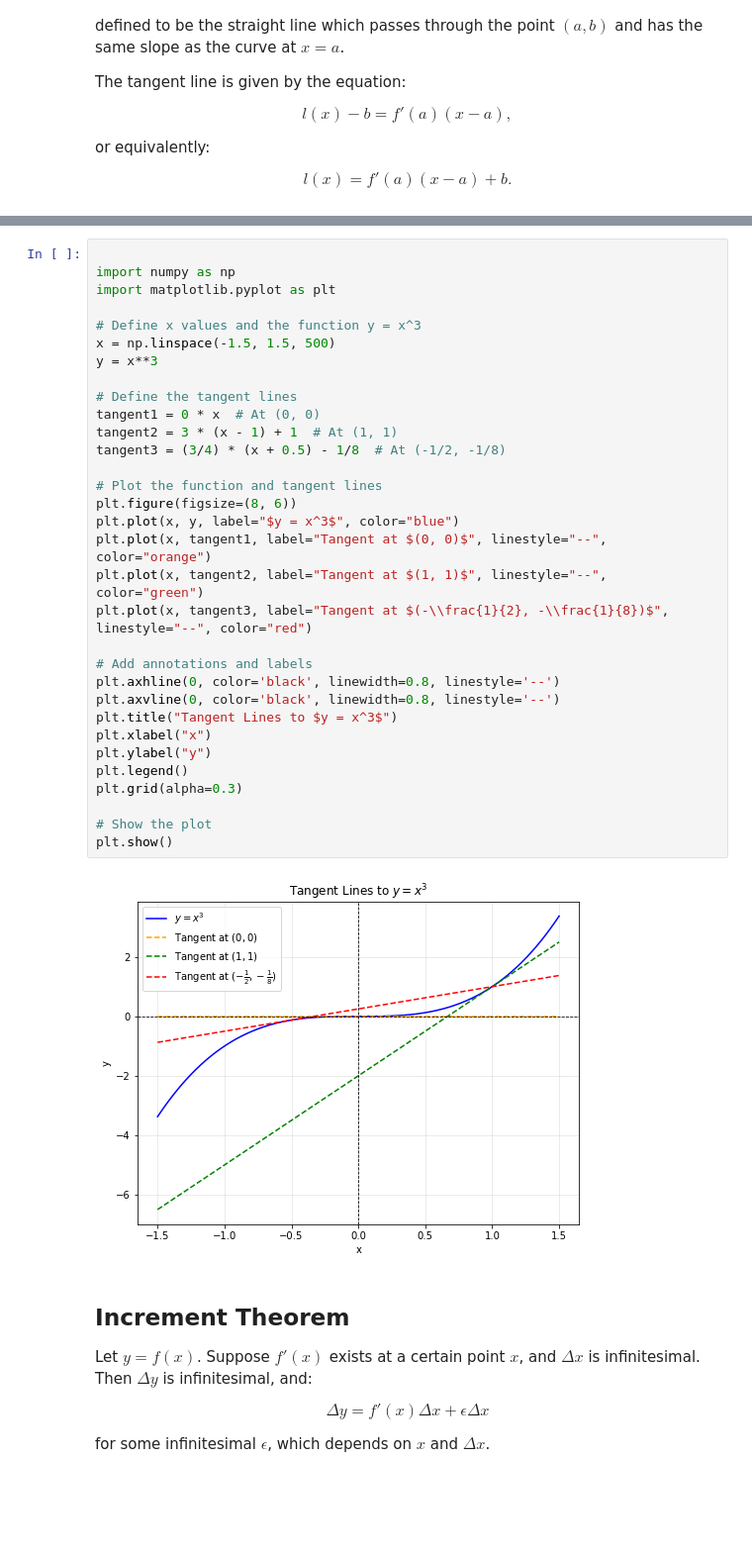
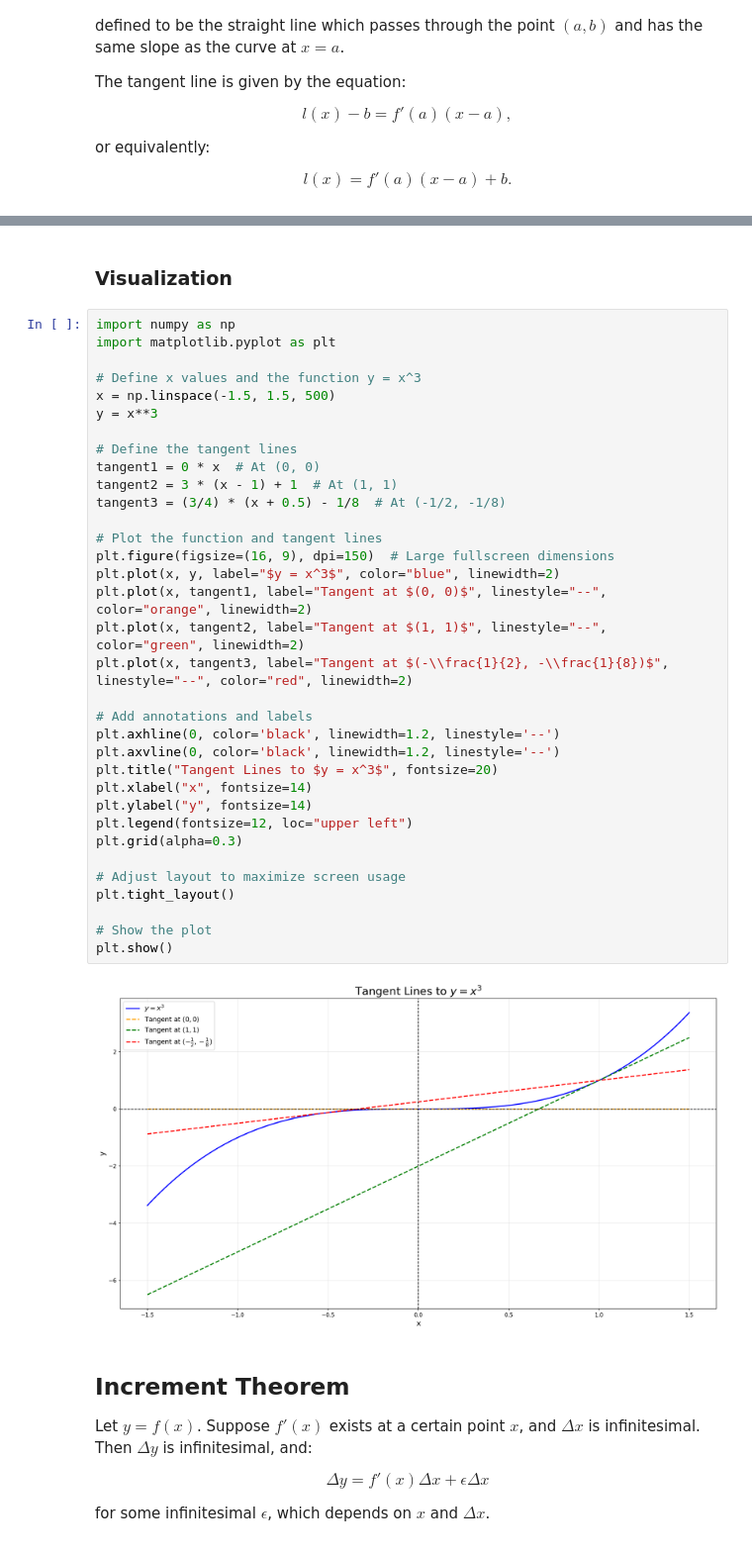
Before and after one commit to gerhardJaeger/mathML_24_25, a Jupyter notebook: session16/Notebook16.ipynb, the cells around one changed output, grey strips where cells are left out. Shown at 99% size. Saved outputs shown, nothing was run; the diff lists cells and outputs as text; blank space fills up the shorter version.

```diff
--- a/session16/Notebook16.ipynb
+++ b/session16/Notebook16.ipynb
@@ -438,37 +439,43 @@ $$
+# %% [markdown]
+
+
+### Visualization
 # %%
-
 import numpy as np
 import matplotlib.pyplot as plt
 
 # Define x values and the function y = x^3
 x = np.linspace(-1.5, 1.5, 500)
 y = x**3
 
 # Define the tangent lines
 tangent1 = 0 * x  # At (0, 0)
 tangent2 = 3 * (x - 1) + 1  # At (1, 1)
 tangent3 = (3/4) * (x + 0.5) - 1/8  # At (-1/2, -1/8)
 
 # Plot the function and tangent lines
-plt.figure(figsize=(8, 6))
-plt.plot(x, y, label="$y = x^3$", color="blue")
-plt.plot(x, tangent1, label="Tangent at $(0, 0)$", linestyle="--", color="orange")
-plt.plot(x, tangent2, label="Tangent at $(1, 1)$", linestyle="--", color="green")
-plt.plot(x, tangent3, label="Tangent at $(-\\frac{1}{2}, -\\frac{1}{8})$", linestyle="--", color="red")
+plt.figure(figsize=(16, 9), dpi=150)  # Large fullscreen dimensions
+plt.plot(x, y, label="$y = x^3$", color="blue", linewidth=2)
+plt.plot(x, tangent1, label="Tangent at $(0, 0)$", linestyle="--", color="orange", linewidth=2)
+plt.plot(x, tangent2, label="Tangent at $(1, 1)$", linestyle="--", color="green", linewidth=2)
+plt.plot(x, tangent3, label="Tangent at $(-\\frac{1}{2}, -\\frac{1}{8})$", linestyle="--", color="red", linewidth=2)
 
 # Add annotations and labels
-plt.axhline(0, color='black', linewidth=0.8, linestyle='--')
-plt.axvline(0, color='black', linewidth=0.8, linestyle='--')
-plt.title("Tangent Lines to $y = x^3$")
-plt.xlabel("x")
-plt.ylabel("y")
-plt.legend()
+plt.axhline(0, color='black', linewidth=1.2, linestyle='--')
+plt.axvline(0, color='black', linewidth=1.2, linestyle='--')
+plt.title("Tangent Lines to $y = x^3$", fontsize=20)
+plt.xlabel("x", fontsize=14)
+plt.ylabel("y", fontsize=14)
+plt.legend(fontsize=12, loc="upper left")
 plt.grid(alpha=0.3)
+
+# Adjust layout to maximize screen usage
+plt.tight_layout()
 
 # Show the plot
 plt.show()
 # %% [output]
-[figure, old version]
+[figure, new version]
 # %% [markdown]
 ## Increment Theorem
 
```
Also changed, not shown: parts of 6 cells of this notebook.
